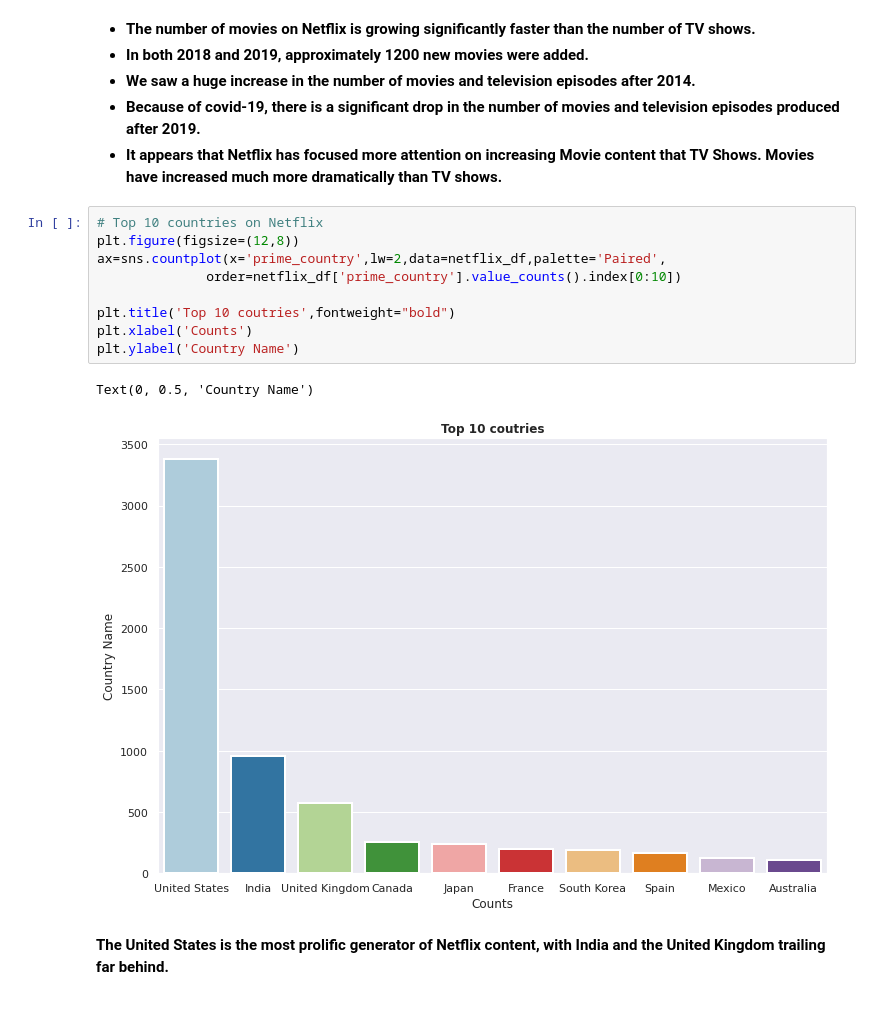
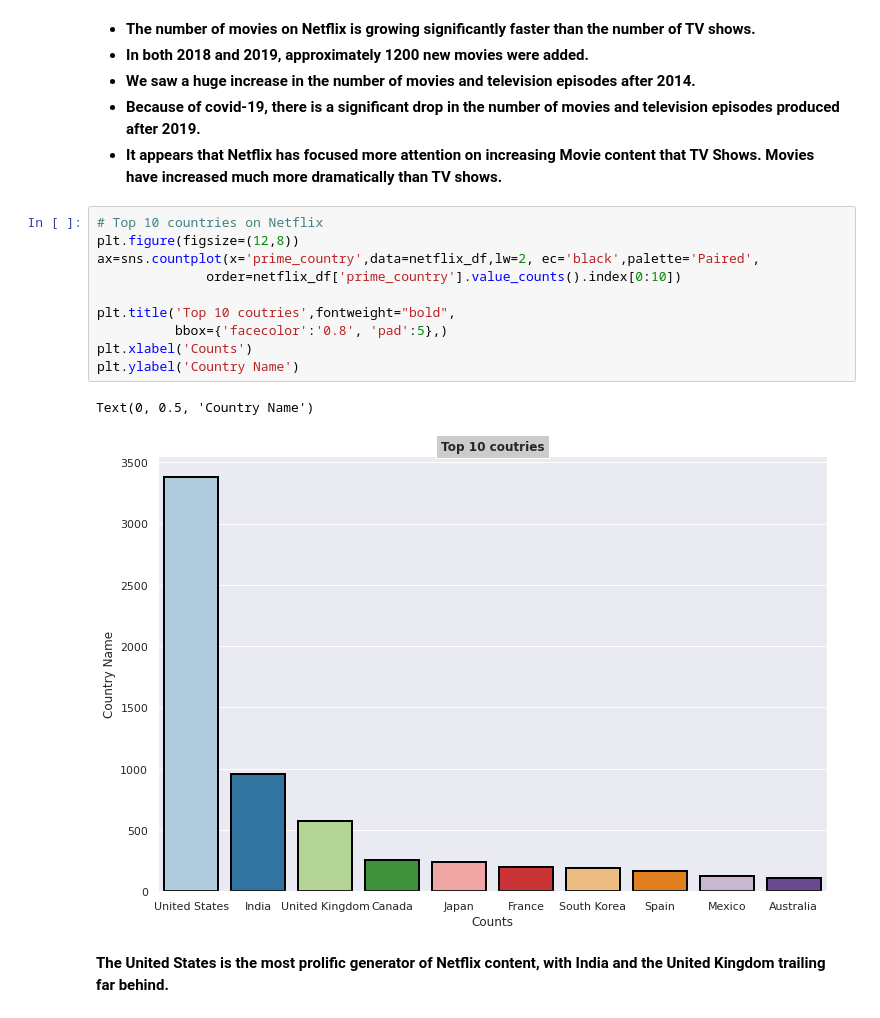
Before and after one commit to praveenbejo95/Netflix-Movies-and-TV-shows-Clustering, a Jupyter notebook: NETFLIX_MOVIES_AND_TV_SHOWS_CLUSTERING.ipynb, the cells around one changed output. Saved outputs shown, nothing was run; the diff lists cells and outputs as text.

```diff
--- a/NETFLIX_MOVIES_AND_TV_SHOWS_CLUSTERING.ipynb
+++ b/NETFLIX_MOVIES_AND_TV_SHOWS_CLUSTERING.ipynb
@@ -518,14 +516,15 @@ Text(0.5, 1.0, 'Cumulative')
 # %%
 # Top 10 countries on Netflix
 plt.figure(figsize=(12,8))
-ax=sns.countplot(x='prime_country',lw=2,data=netflix_df,palette='Paired',
+ax=sns.countplot(x='prime_country',data=netflix_df,lw=2, ec='black',palette='Paired',
               order=netflix_df['prime_country'].value_counts().index[0:10])
 
-plt.title('Top 10 coutries',fontweight="bold")
+plt.title('Top 10 coutries',fontweight="bold",
+          bbox={'facecolor':'0.8', 'pad':5},)
 plt.xlabel('Counts')
 plt.ylabel('Country Name')
 # %% [output]
 Text(0, 0.5, 'Country Name')
-[figure, old version]
+[figure, new version]
 # %% [markdown]
 **The United States is the most prolific generator of Netflix content, with India and the United Kingdom trailing far behind.**
```
Also changed, not shown: parts of 22 cells of this notebook.
